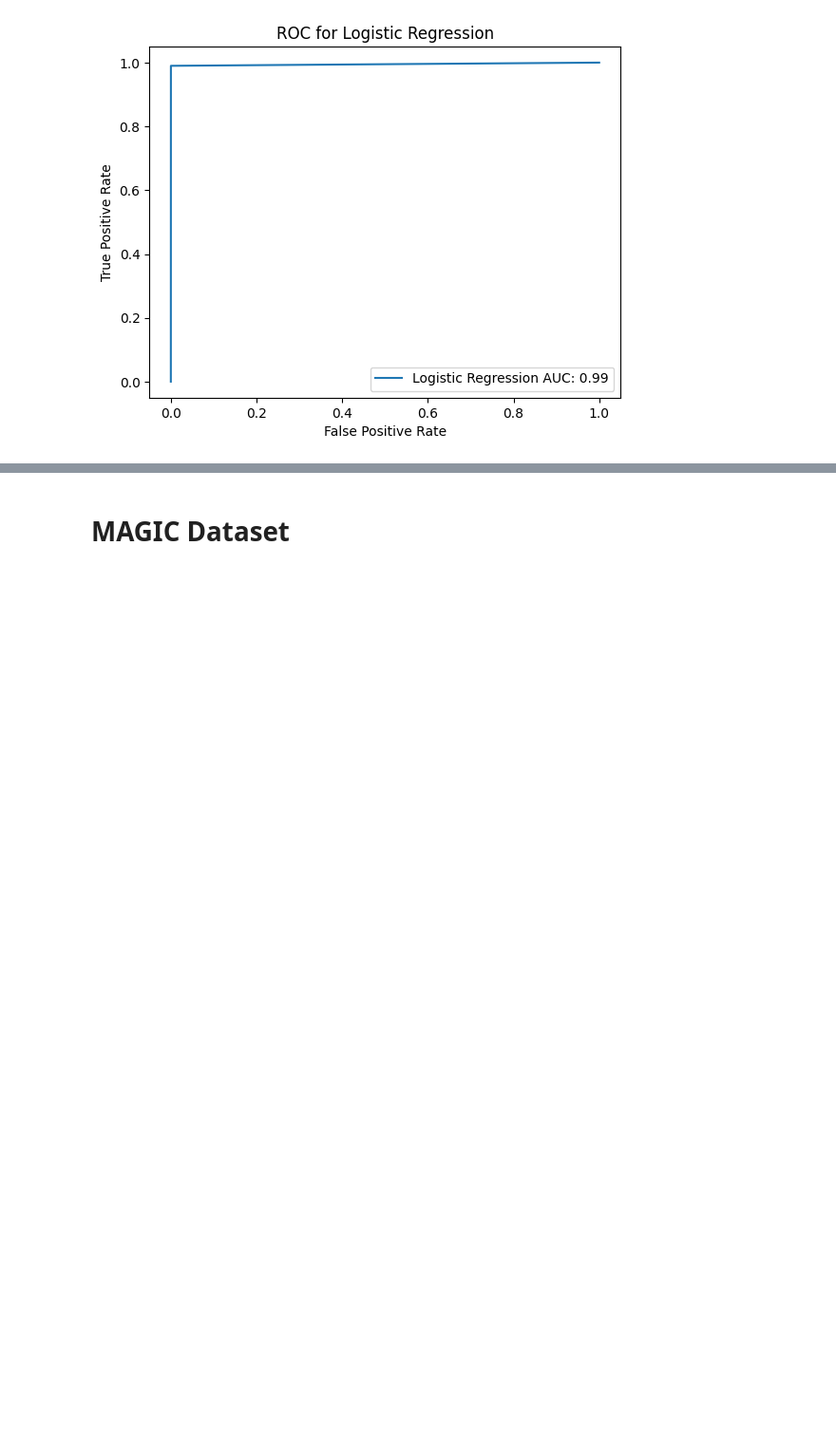
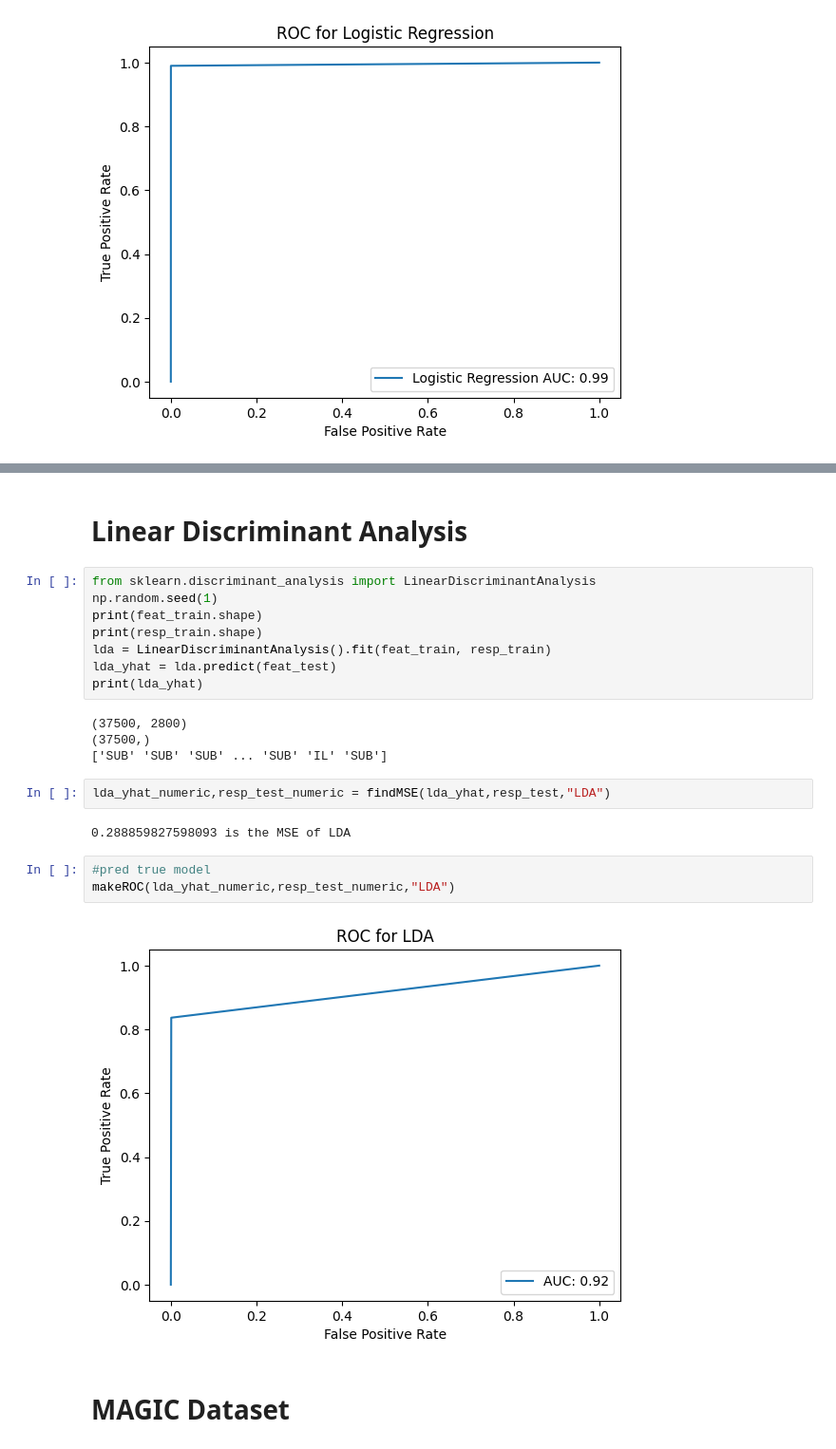
Before and after one commit to AlphauroraE/ML_Forensic_Data, a Jupyter notebook: HW5.ipynb, the cells around one changed output, grey strips where cells are left out. Shown at 95% size. Saved outputs shown, nothing was run; the diff lists cells and outputs as text; blank space fills up the shorter version.

```diff
--- a/HW5.ipynb
+++ b/HW5.ipynb
@@ -142,3 +198,26 @@ plt.legend(loc='lower right')
+# %% [markdown]
+# Linear Discriminant Analysis
+# %%
+from sklearn.discriminant_analysis import LinearDiscriminantAnalysis
+np.random.seed(1)
+print(feat_train.shape)
+print(resp_train.shape)
+lda = LinearDiscriminantAnalysis().fit(feat_train, resp_train)
+lda_yhat = lda.predict(feat_test)
+print(lda_yhat)
+# %% [output]
+(37500, 2800)
+(37500,)
+['SUB' 'SUB' 'SUB' ... 'SUB' 'IL' 'SUB']
+# %%
+lda_yhat_numeric,resp_test_numeric = findMSE(lda_yhat,resp_test,"LDA")
+# %% [output]
+0.288859827598093 is the MSE of LDA
+# %%
+#pred true model
+makeROC(lda_yhat_numeric,resp_test_numeric,"LDA")
+# %% [output]
+[figure, added]
 # %% [markdown]
 # MAGIC Dataset
 # %% [markdown]
```
Also changed, not shown: parts of 12 cells of this notebook.
